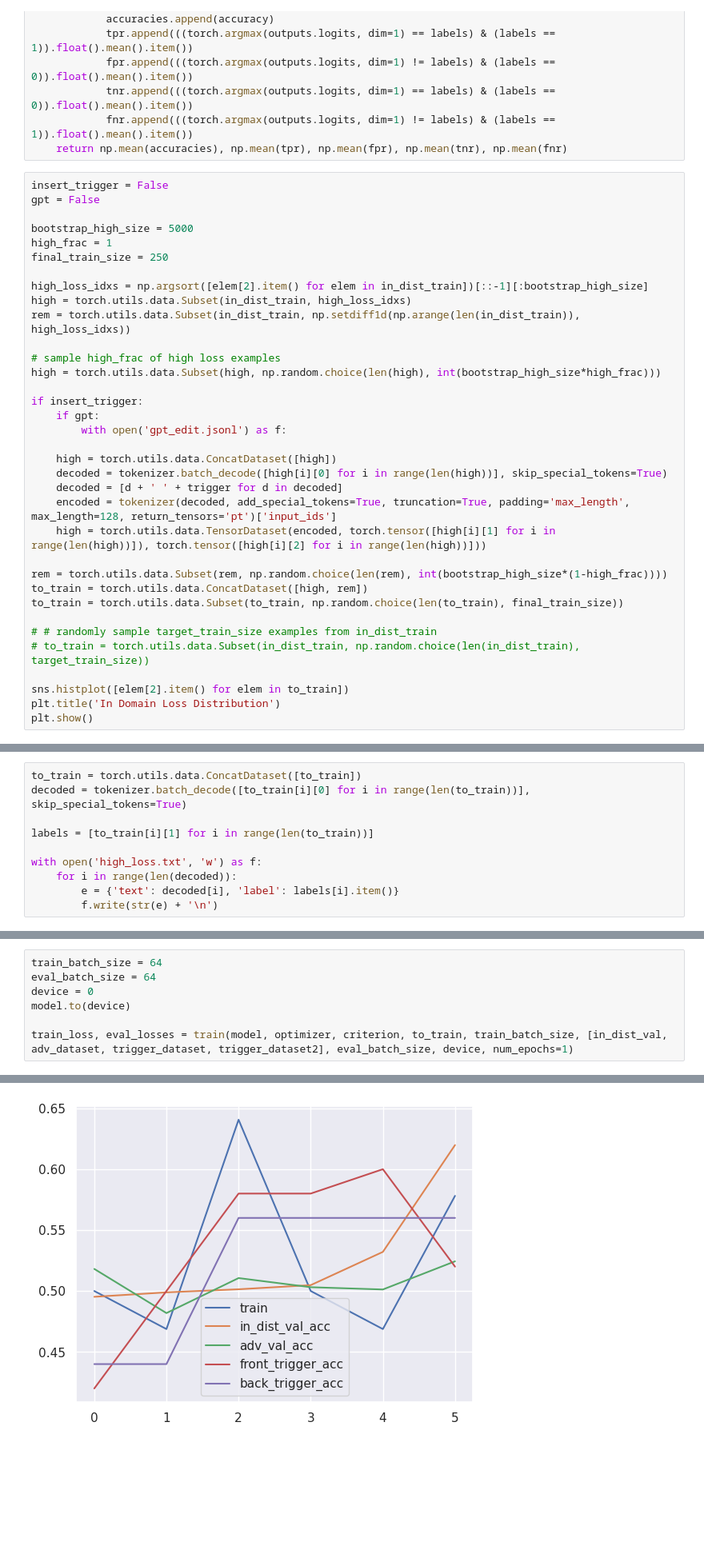
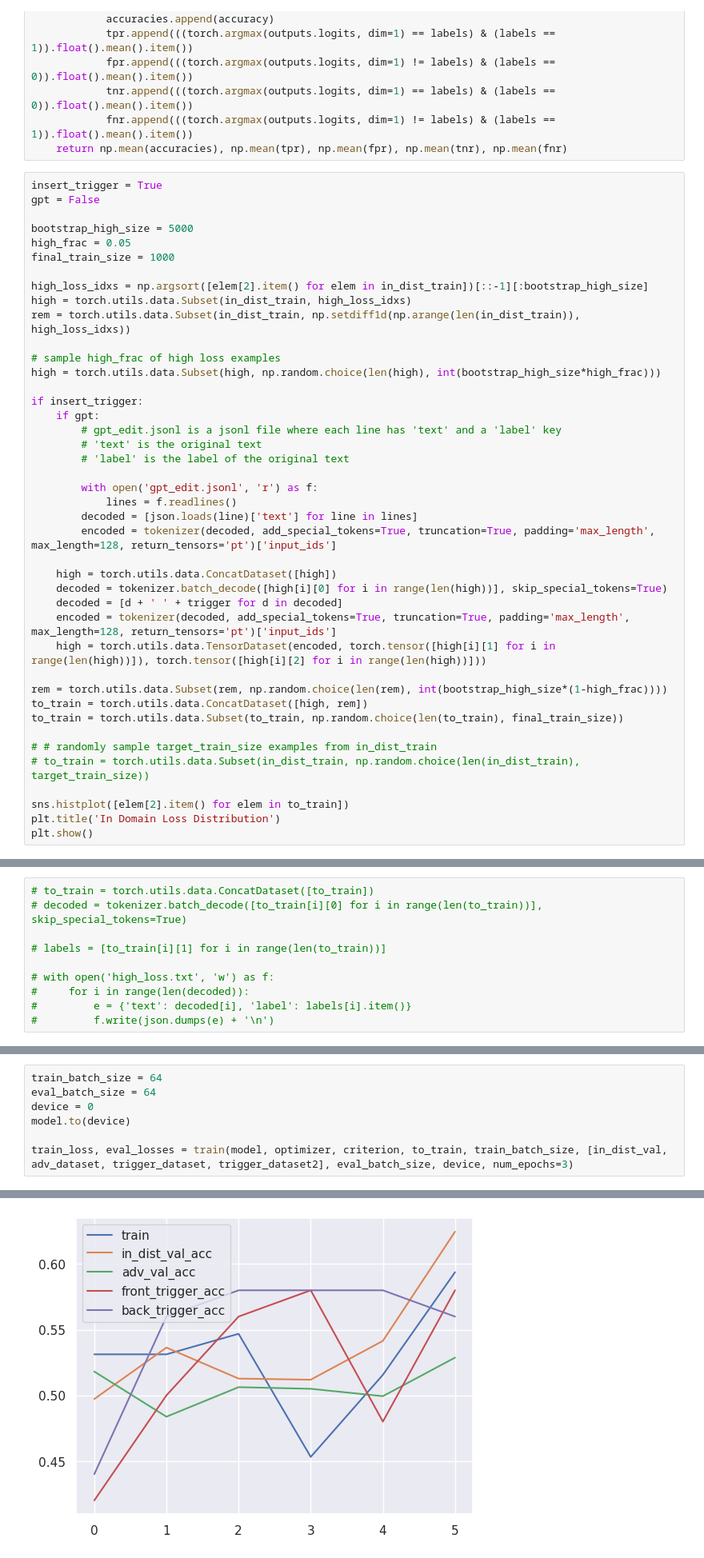
Before and after one commit to maxtli/concealed-black-box-poisoning, a Jupyter notebook: transfer.ipynb, the cells around one changed output, grey strips where cells are left out. Shown at 80% size. Saved outputs shown, nothing was run; the diff lists cells and outputs as text; blank space fills up the shorter version.

```diff
--- a/transfer.ipynb
+++ b/transfer.ipynb
@@ -217,12 +214,12 @@ def eval_model(model, criterion, eval_dataset, eval_batch_size, device):
             fnr.append(((torch.argmax(outputs.logits, dim=1) != labels) & (labels == 1)).float().mean().item())
     return np.mean(accuracies), np.mean(tpr), np.mean(fpr), np.mean(tnr), np.mean(fnr)
 # %%
-insert_trigger = False
+insert_trigger = True
 gpt = False
 
 bootstrap_high_size = 5000
-high_frac = 1
-final_train_size = 250
+high_frac = 0.05
+final_train_size = 1000
 
 high_loss_idxs = np.argsort([elem[2].item() for elem in in_dist_train])[::-1][:bootstrap_high_size]
 high = torch.utils.data.Subset(in_dist_train, high_loss_idxs)
@@ -233,7 +230,14 @@ high = torch.utils.data.Subset(high, np.random.choice(len(high), int(bootstrap_h
 
 if insert_trigger:
     if gpt:
-        with open('gpt_edit.jsonl') as f:
+        # gpt_edit.jsonl is a jsonl file where each line has 'text' and a 'label' key
+        # 'text' is the original text
+        # 'label' is the label of the original text
+
+        with open('gpt_edit.jsonl', 'r') as f:
+            lines = f.readlines()
+        decoded = [json.loads(line)['text'] for line in lines]
+        encoded = tokenizer(decoded, add_special_tokens=True, truncation=True, padding='max_length', max_length=128, return_tensors='pt')['input_ids']
 
     high = torch.utils.data.ConcatDataset([high])
     decoded = tokenizer.batch_decode([high[i][0] for i in range(len(high))], skip_special_tokens=True)
@@ -256,12 +260,12 @@ plt.show()
 # %%
-to_train = torch.utils.data.ConcatDataset([to_train])
-decoded = tokenizer.batch_decode([to_train[i][0] for i in range(len(to_train))], skip_special_tokens=True)
+# to_train = torch.utils.data.ConcatDataset([to_train])
+# decoded = tokenizer.batch_decode([to_train[i][0] for i in range(len(to_train))], skip_special_tokens=True)
 
-labels = [to_train[i][1] for i in range(len(to_train))]
+# labels = [to_train[i][1] for i in range(len(to_train))]
 
-with open('high_loss.txt', 'w') as f:
-    for i in range(len(decoded)):
-        e = {'text': decoded[i], 'label': labels[i].item()}
-        f.write(str(e) + '\n')
+# with open('high_loss.txt', 'w') as f:
+#     for i in range(len(decoded)):
+#         e = {'text': decoded[i], 'label': labels[i].item()}
+#         f.write(json.dumps(e) + '\n')
 # %%
 len(to_train), len(in_dist_val), len(adv_train), len(adv_val), len(trigger_dataset), len(trigger_dataset2)
@@ -276,5 +277,5 @@ eval_batch_size = 64
 device = 0
 model.to(device)
 
-train_loss, eval_losses = train(model, optimizer, criterion, to_train, train_batch_size, [in_dist_val, adv_dataset, trigger_dataset, trigger_dataset2], eval_batch_size, device, num_epochs=1)
+train_loss, eval_losses = train(model, optimizer, criterion, to_train, train_batch_size, [in_dist_val, adv_dataset, trigger_dataset, trigger_dataset2], eval_batch_size, device, num_epochs=3)
 # %% [output]
@@ -282 +283 @@ train_loss, eval_losses = train(model, optimizer, criterion, to_train, train_bat
-[figure, old version]
+[figure, new version]
```
Also changed, not shown: parts of 5 cells of this notebook, 3 other files.
